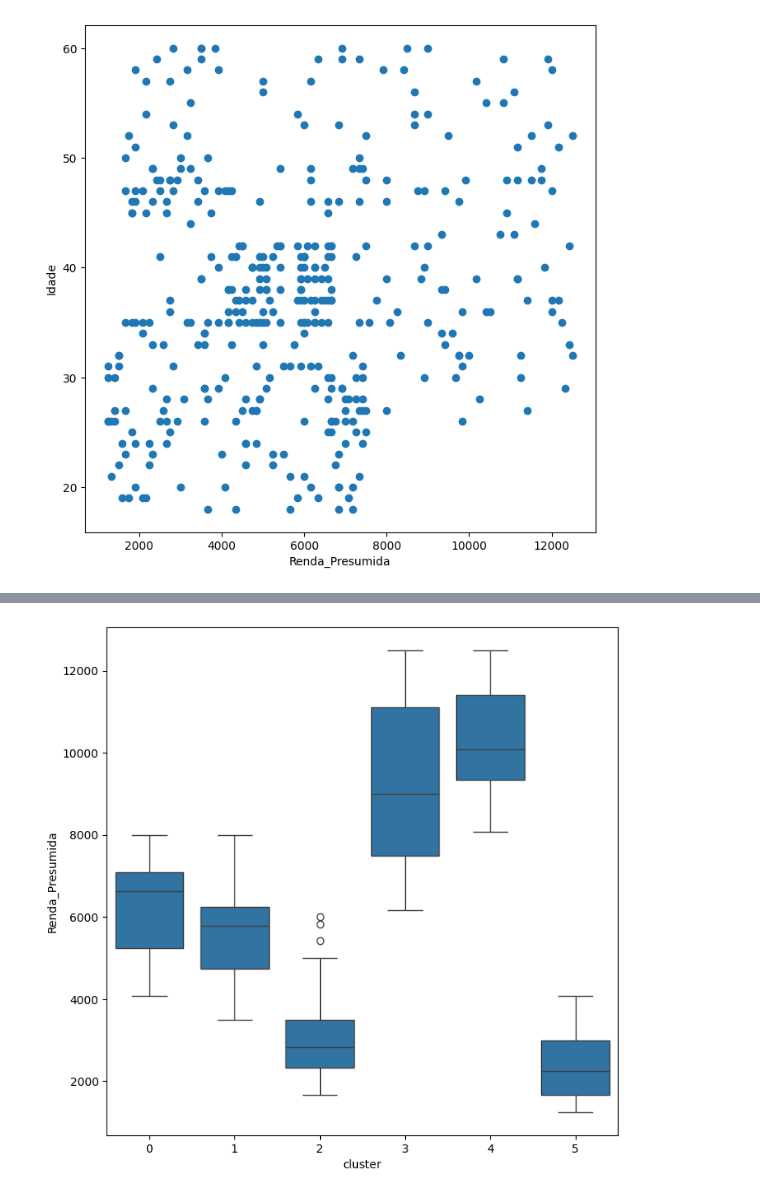
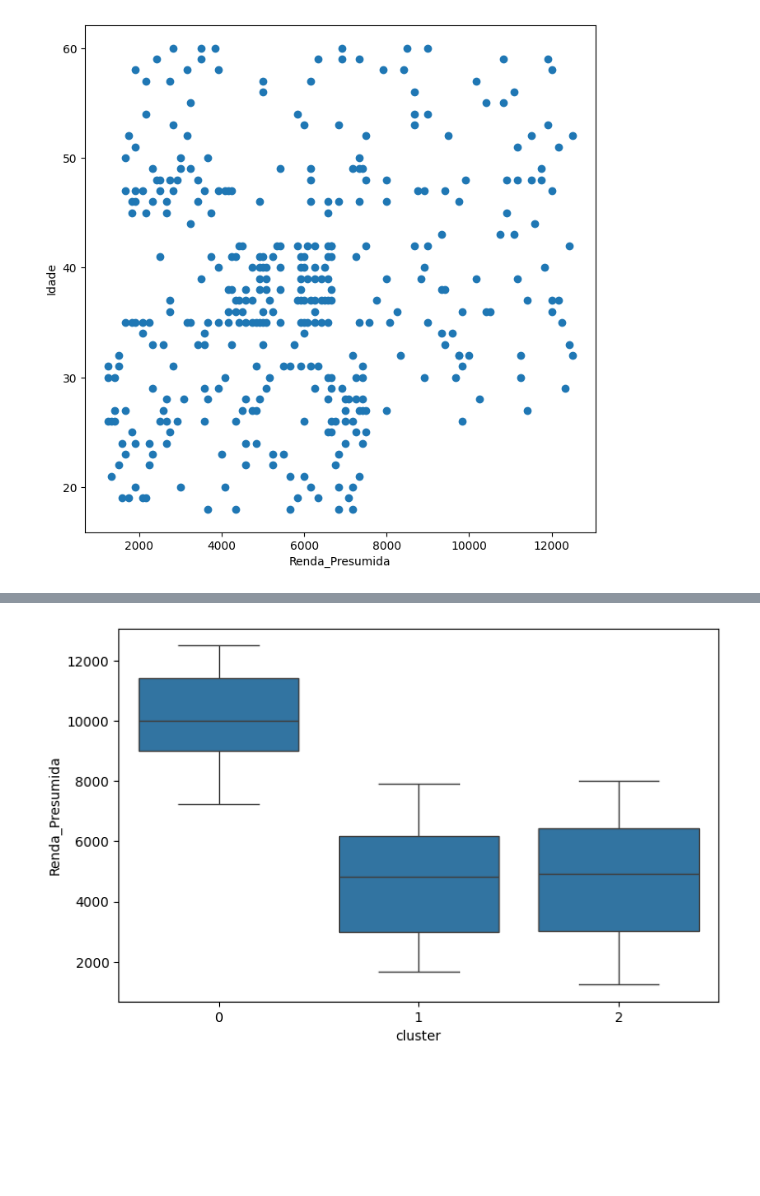
Before and after one commit to rodrigohigashi/Kmeans, a Jupyter notebook: KMeans_pagto.ipynb, the cells around one changed output, grey strips where cells are left out. Drawn from its saved outputs; the diff is of its cells as text; code cells hidden in the pictures; blank space fills up the shorter version.

```diff
--- a/KMeans_pagto.ipynb
+++ b/KMeans_pagto.ipynb
@@ -151,12 +210,15 @@ modelo_km.inertia_
 # %%
 # Utilizando o Método do Cotovelo (Elbow-curve)
-range_n_clusters = [1, 2, 3, 4, 5, 6, 7, 8, 9, 10]
+range_n_clusters = np.arange(1,11)
 inercia = []
+n_clust = []
 
 for num_clusters in range_n_clusters:
-    kmeans = KMeans(n_clusters=num_clusters, max_iter=50)
-    kmeans.fit(df_modelo_scaled)
-    inercia.append(kmeans.inertia_)
+    n_clust.append(num_clusters)
+    modelo, clust_pred = treina_modelo_kmeans(df_modelo_scaled,
+                                              k=num_clusters)
+
+    inercia.append(modelo.inertia_)
 
 fig = plt.figure(figsize=(8,5))
 graf = sns.lineplot(x=range_n_clusters,
@@ -169,5 +230,0 @@ graf.set_ylabel('Inércia');
-# %%
-modelo_km6 = KMeans(n_clusters=6,
-                    random_state=42)
-
-modelo_km6.fit(df_modelo_scaled)
@@ -192,0 +236,4 @@ sns.scatterplot(x=modelo_km6.cluster_centers_[:,0],
+# %%
+modelo_km3, clusters_predito = treina_modelo_kmeans(df_scaled=df_modelo_scaled,
+                                                    k=3,
+                                                    plota_grafico=True)
@@ -193,5 +255,5 @@ sns.scatterplot(x=modelo_km6.cluster_centers_[:,0],
 # %%
-df_modelo['cluster'] = modelo_km6.predict(df_modelo_scaled)
+df_modelo['cluster'] = clusters_predito
 # %%
 df_modelo.groupby('cluster').describe().T
 # %% [output]
@@ -215,9 +277,9 @@ df_modelo.groupby('cluster').describe().T
 # %%
-# Análise dos clusters em relação ao Comprimento da Pétala
-fig = plt.figure(figsize=(8,8))
+# Análise dos clusters em relação à Renda Presumida
+fig = plt.figure(figsize=(8,5))
 sns.boxplot(x='cluster',
             y='Renda_Presumida',
             data=df_modelo);
 # %% [output]
-[figure, old version]
+[figure, new version]
 # %%
```
Also changed, not shown: parts of 42 cells of this notebook.
